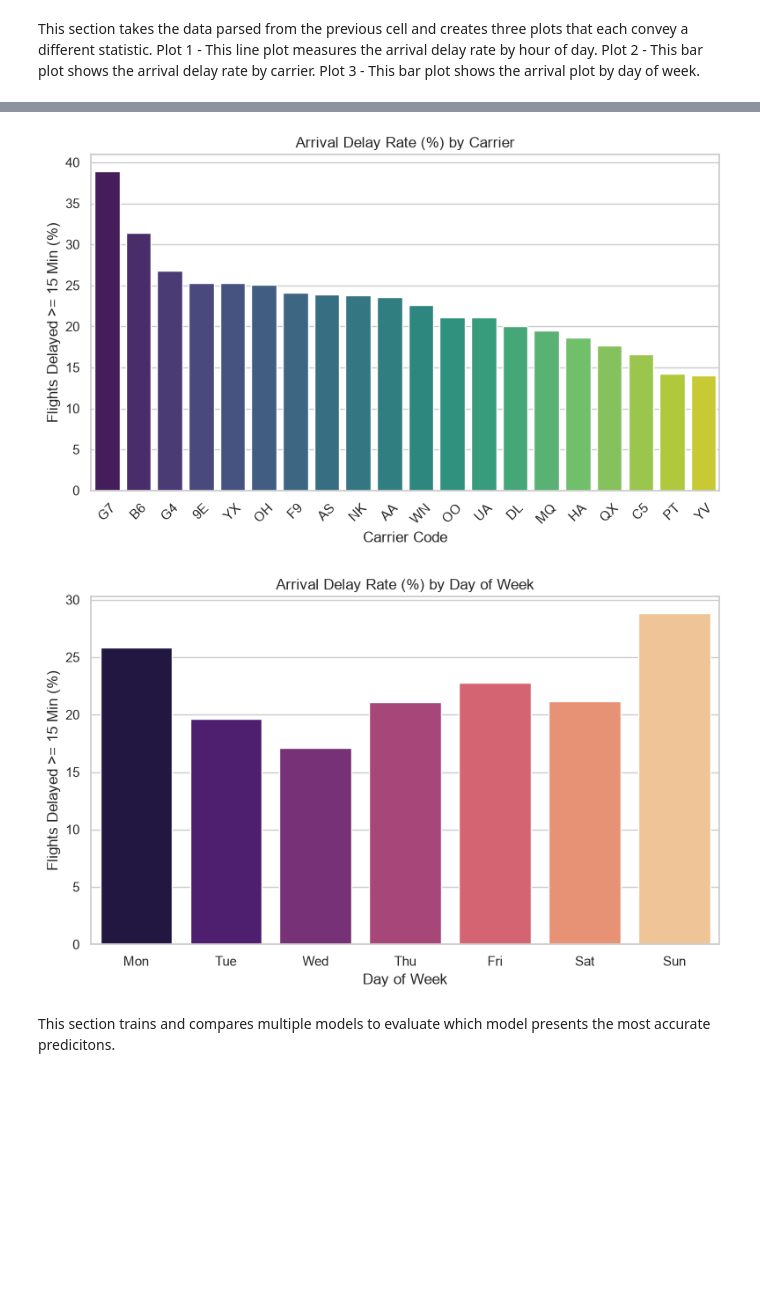
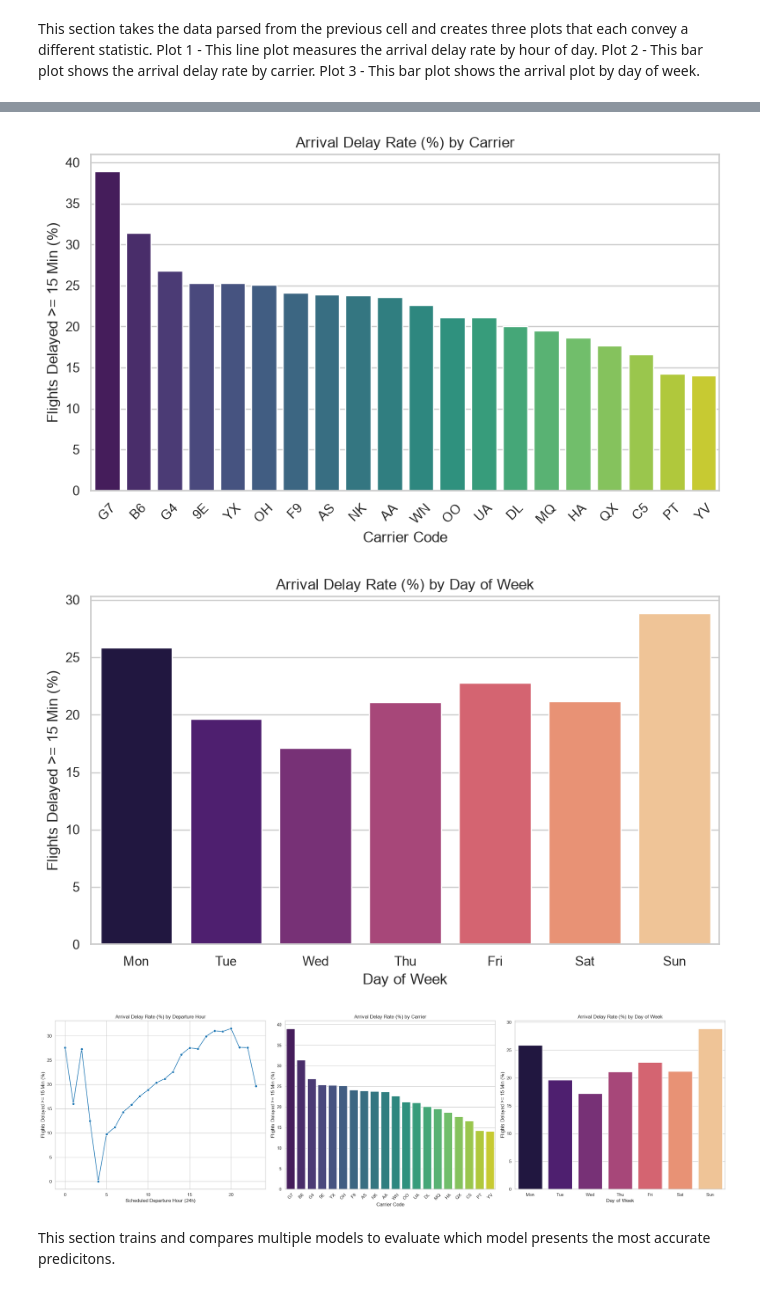
Before and after one commit to InnerKobold/CAP4770FinalLandsPotson, a Jupyter notebook: FlightDataMiner.ipynb, the cells around one changed output, grey strips where cells are left out. Drawn from its saved outputs; the diff is of its cells as text; code cells hidden in the pictures; blank space fills up the shorter version.

```diff
--- a/FlightDataMiner.ipynb
+++ b/FlightDataMiner.ipynb
@@ -77,6 +79,7 @@ import matplotlib.pyplot as plt
 import seaborn as sns
 
 sns.set_theme(style="whitegrid")
+
 # Plot 1: Delay Rate by Scheduled Departure Hour
 df["DEP_HOUR_INT"] = (df["CRS_DEP_TIME"] // 100).clip(0, 23)
 hourly_delay = df.groupby("DEP_HOUR_INT")["ARR_DEL15"].mean() * 100
@@ -93,33 +96,57 @@ plt.show()
 carrier_delay = (
     df.groupby("OP_UNIQUE_CARRIER")["ARR_DEL15"]
     .mean()
     .sort_values(ascending=False) * 100
 )
 fig, ax = plt.subplots(figsize=(8, 5))
 sns.barplot(x=carrier_delay.index, y=carrier_delay.values, ax=ax, palette="viridis", hue=carrier_delay.index, legend=False)
 ax.set_title("Arrival Delay Rate (%) by Carrier")
 ax.set_xlabel("Carrier Code")
 ax.set_ylabel("Flights Delayed >= 15 Min (%)")
 ax.tick_params(axis="x", rotation=45)
 fig.tight_layout()
 fig.savefig("delay_rate_by_carrier.png", dpi=300)
 plt.show()
 
 # Plot 3: Delay Rate by Day of Week
 dow_labels = ["Mon", "Tue", "Wed", "Thu", "Fri", "Sat", "Sun"]
 dow_delay = df.groupby("DAY_OF_WEEK")["ARR_DEL15"].mean() * 100
 fig, ax = plt.subplots(figsize=(8, 5))
 sns.barplot(x=dow_labels, y=dow_delay.values, ax=ax, palette="magma", hue=dow_labels, legend=False)
 ax.set_title("Arrival Delay Rate (%) by Day of Week")
 ax.set_xlabel("Day of Week")
 ax.set_ylabel("Flights Delayed >= 15 Min (%)")
 fig.tight_layout()
 fig.savefig("delay_rate_by_day_of_week.png", dpi=300)
 plt.show()
+
+# Save all three graphs together as one image
+combined_fig, axes = plt.subplots(1, 3, figsize=(24, 7))
+
+sns.lineplot(x=hourly_delay.index, y=hourly_delay.values, marker="o", ax=axes[0], color="#1f77b4")
+axes[0].set_title("Arrival Delay Rate (%) by Departure Hour")
+axes[0].set_xlabel("Scheduled Departure Hour (24h)")
+axes[0].set_ylabel("Flights Delayed >= 15 Min (%)")
+
+sns.barplot(x=carrier_delay.index, y=carrier_delay.values, ax=axes[1], palette="viridis", hue=carrier_delay.index, legend=False)
+axes[1].set_title("Arrival Delay Rate (%) by Carrier")
+axes[1].set_xlabel("Carrier Code")
+axes[1].set_ylabel("Flights Delayed >= 15 Min (%)")
+axes[1].tick_params(axis="x", rotation=45)
+
+sns.barplot(x=dow_labels, y=dow_delay.values, ax=axes[2], palette="magma", hue=dow_labels, legend=False)
+axes[2].set_title("Arrival Delay Rate (%) by Day of Week")
+axes[2].set_xlabel("Day of Week")
+axes[2].set_ylabel("Flights Delayed >= 15 Min (%)")
+
+combined_fig.tight_layout()
+combined_fig.savefig("all_delay_plots.png", dpi=300, bbox_inches="tight")
+plt.show()
 # %% [output]
 [figure]
 [figure]
 [figure]
+[figure, added]
 # %% [markdown]
 This section trains and compares multiple models to evaluate which model presents the most accurate predicitons.
 # %%
```
Also changed, not shown: parts of 2 cells of this notebook, 3 other files.
